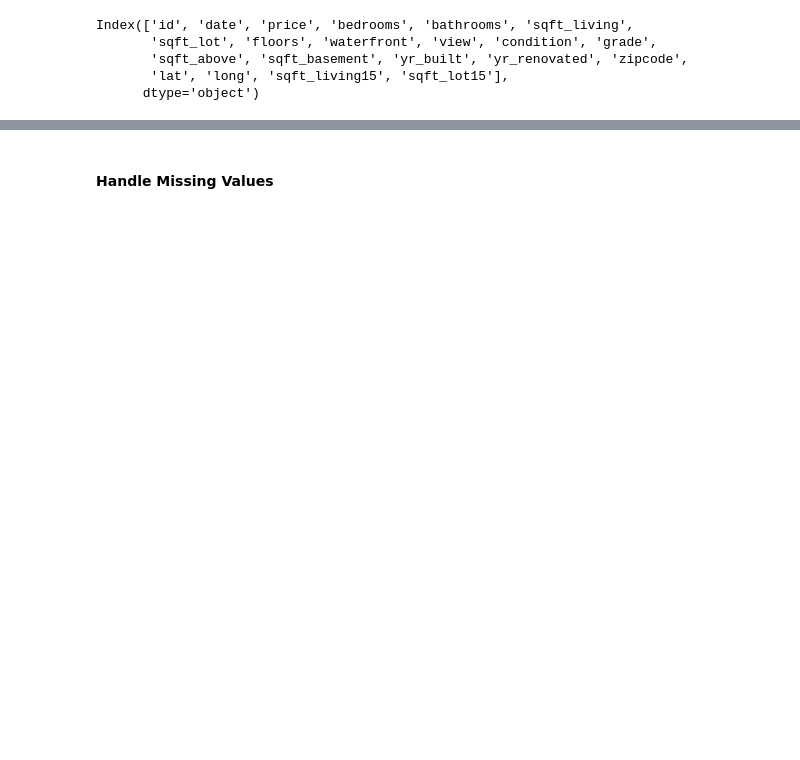
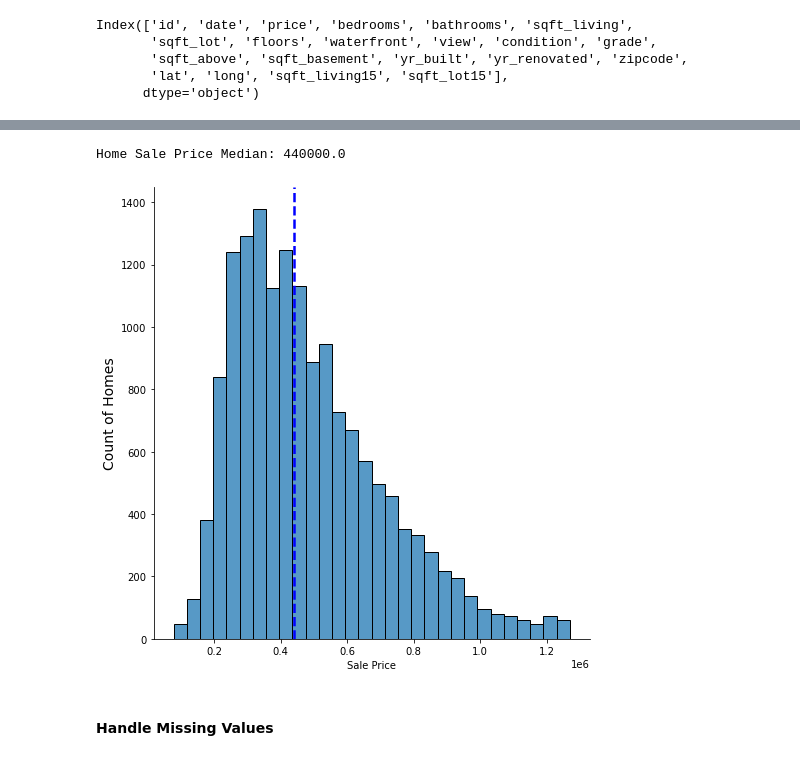
Before and after one commit to JM-Hansen/dsc-phase-2-project-v2-3, a Jupyter notebook: student.ipynb, the cells around one changed output, grey strips where cells are left out. Drawn from its saved outputs; the diff is of its cells as text; code cells hidden in the pictures; blank space fills up the shorter version.

```diff
--- a/student.ipynb
+++ b/student.ipynb
@@ -251,3 +306,22 @@ assert X_train.shape[1] == len(relevant_columns)
+# %%
+# Examine sale price distribution
+
+sns.displot(house,
+            x = y_train,
+            bins=30,
+           height=7)
+plt.xlabel("Sale Price", size=10)
+plt.ylabel("Count of Homes", size=14)
+plt.axvline(x=y_train.median(),
+            color='blue',
+            ls='--',
+            lw=2.5);
+#plt.savefig("SalePrice_histogram_with_median_line)
+
+print("Home Sale Price Median:", y_train.median())
+# %% [output]
+Home Sale Price Median: 440000.0
+[figure, added]
 # %% [markdown]
 #### Handle Missing Values
 # %%
```
Also changed, not shown: parts of 185 cells of this notebook, 1 other file.
